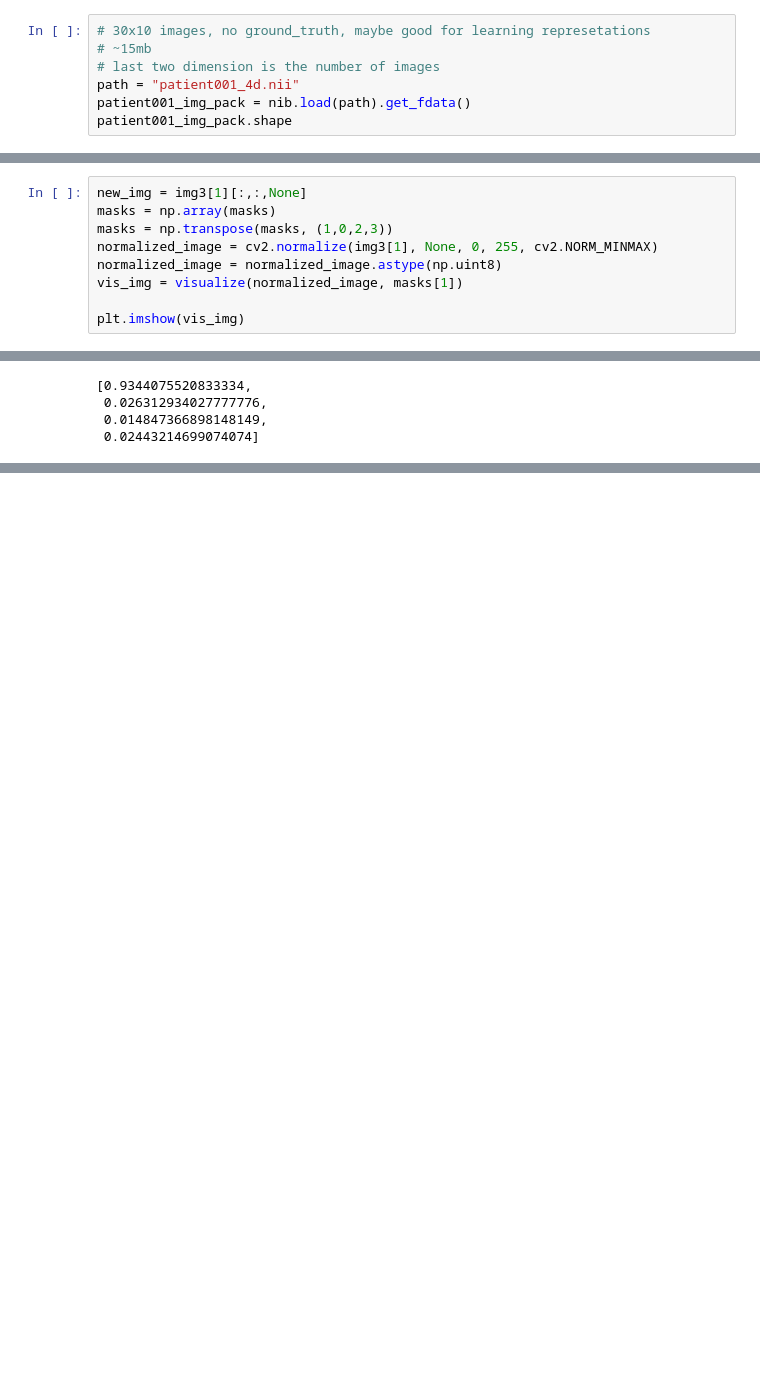
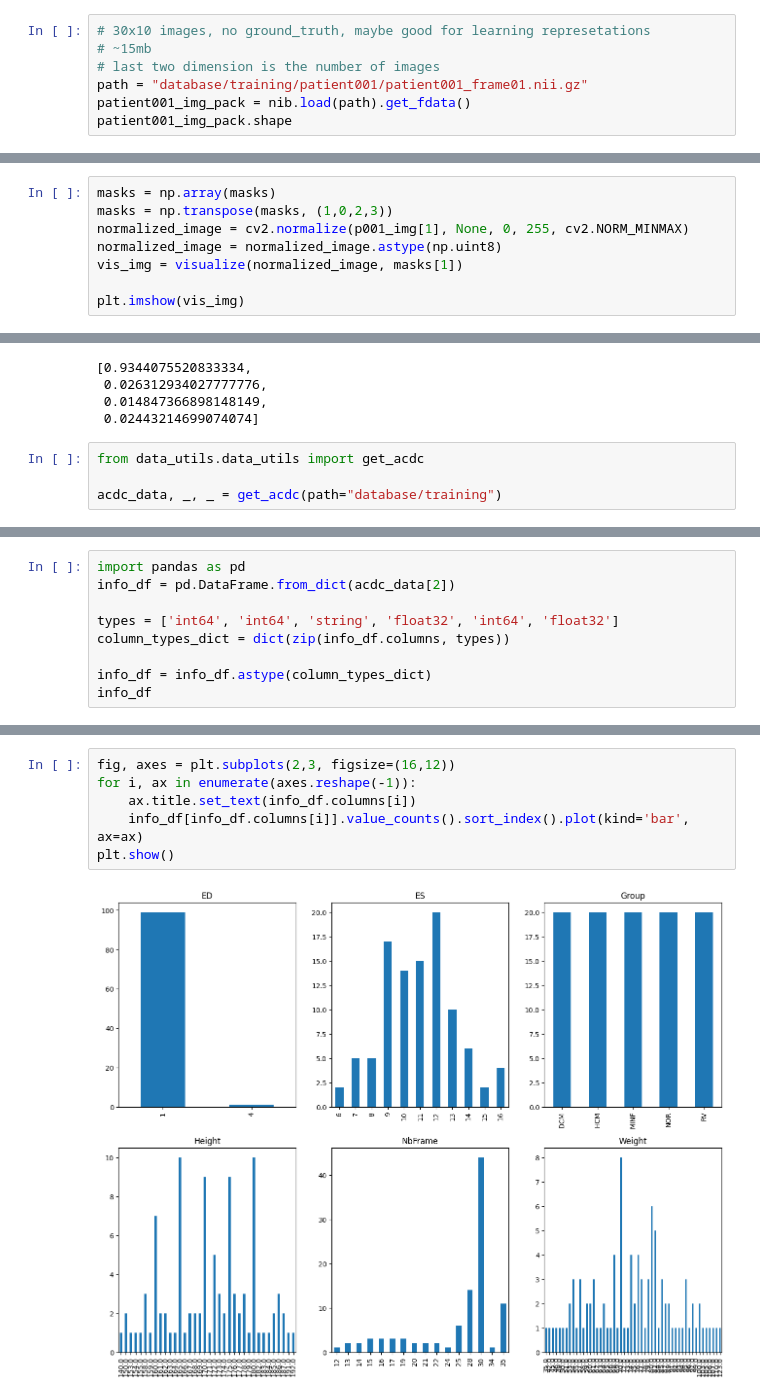
Before and after one commit to drigba/medical_image_segmentation, a Jupyter notebook: open_nii.ipynb, the cells around one changed output, grey strips where cells are left out. Saved outputs shown, nothing was run; the diff lists cells and outputs as text; blank space fills up the shorter version.

```diff
--- a/open_nii.ipynb
+++ b/open_nii.ipynb
@@ -68,7 +68,7 @@ Paper IV.A: baseline architectures for segmentation
 # 30x10 images, no ground_truth, maybe good for learning represetations
 # ~15mb
 # last two dimension is the number of images
-path = "patient001_4d.nii"
+path = "database/training/patient001/patient001_frame01.nii.gz"
 patient001_img_pack = nib.load(path).get_fdata()
 patient001_img_pack.shape
 # %% [output]
@@ -177,10 +177,9 @@ def visualize(image_raw,mask):
 
     return image
 # %%
-new_img = img3[1][:,:,None]
 masks = np.array(masks)
 masks = np.transpose(masks, (1,0,2,3))
-normalized_image = cv2.normalize(img3[1], None, 0, 255, cv2.NORM_MINMAX)
+normalized_image = cv2.normalize(p001_img[1], None, 0, 255, cv2.NORM_MINMAX)
 normalized_image = normalized_image.astype(np.uint8)
 vis_img = visualize(normalized_image, masks[1])
 
@@ -232,3 +231,7 @@ get_label_percentages(p001_gt[1])
  0.026312934027777776,
  0.014847366898148149,
  0.02443214699074074]
+# %%
+from data_utils.data_utils import get_acdc
+
+acdc_data, _, _ = get_acdc(path="database/training")
@@ -234,0 +242,9 @@ get_label_percentages(p001_gt[1])
+# %%
+import pandas as pd
+info_df = pd.DataFrame.from_dict(acdc_data[2])
+
+types = ['int64', 'int64', 'string', 'float32', 'int64', 'float32']
+column_types_dict = dict(zip(info_df.columns, types))
+
+info_df = info_df.astype(column_types_dict)
+info_df
@@ -234,0 +265,8 @@ get_label_percentages(p001_gt[1])
+# %%
+fig, axes = plt.subplots(2,3, figsize=(16,12))
+for i, ax in enumerate(axes.reshape(-1)):
+    ax.title.set_text(info_df.columns[i])
+    info_df[info_df.columns[i]].value_counts().sort_index().plot(kind='bar', ax=ax)
+plt.show()
+# %% [output]
+[figure, added]
```
Also changed, not shown: parts of 12 cells of this notebook, 1 other file.
